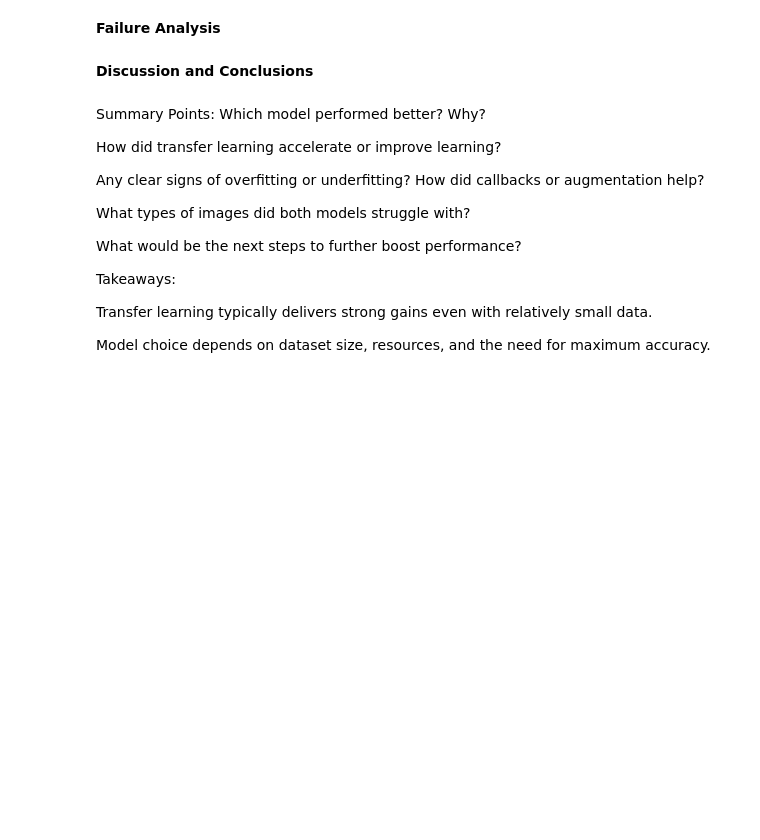
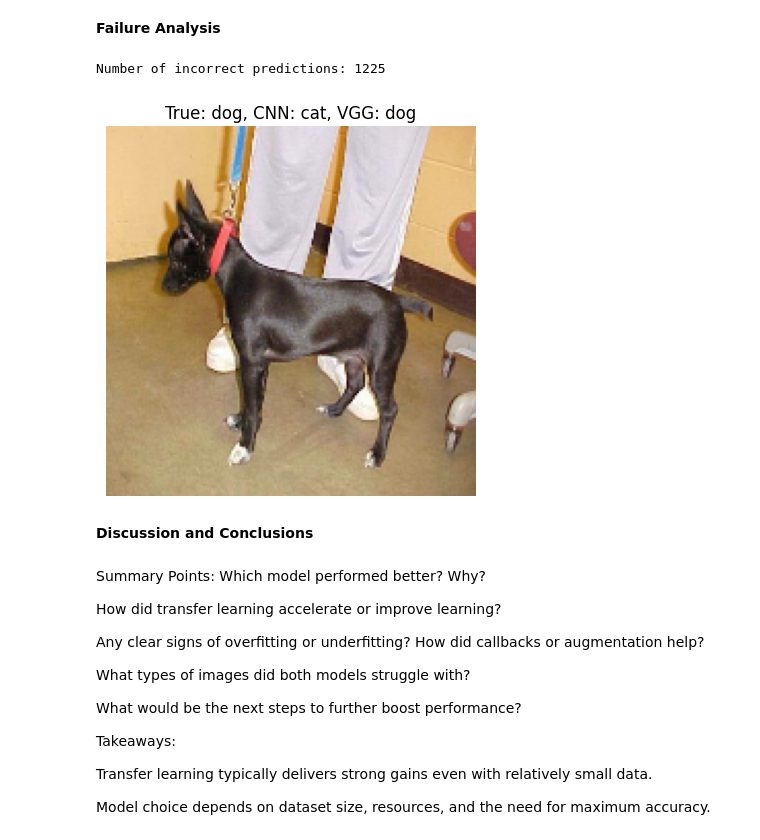
Before and after one commit to theRedeemer997/Lab3, a Jupyter notebook: Lab3.ipynb, the cells around one changed output. Drawn from its saved outputs; the diff is of its cells as text; code cells hidden in the pictures; blank space fills up the shorter version.

```diff
--- a/Lab3.ipynb
+++ b/Lab3.ipynb
@@ -590,20 +615,35 @@ plt.show()
 **Failure Analysis**
 # %%
 import random
+class_names = ["cat", "dog"]
+
+# Define binary class labels manually
+def label_name(label):
+    return "dog" if label == 1 else "cat"
+
+# Identify failure cases (CNN or VGG wrong)
 failure_idxs = np.where((y_true != y_cnn_bin) | (y_true != y_vgg_bin))[0]
 print(f"Number of incorrect predictions: {len(failure_idxs)}")
+
+# Randomly pick and display one failure
 if len(failure_idxs) > 0:
     ix = random.choice(failure_idxs)
     for batch_images, batch_labels in test_dataset:
         if ix < len(batch_labels):
             img = batch_images[ix].numpy().astype("uint8")
+            true_label = label_name(batch_labels[ix].numpy())
+            cnn_label = label_name(y_cnn_bin[ix])
+            vgg_label = label_name(y_vgg_bin[ix])
+
             plt.imshow(img)
-            plt.title(
-                f"True: {class_names[batch_labels[ix]]}, CNN: {class_names[int(y_cnn_bin[ix])]}, VGG: {class_names[int(y_vgg_bin[ix])]}")
+            plt.title(f"True: {true_label}, CNN: {cnn_label}, VGG: {vgg_label}")
             plt.axis("off")
             plt.show()
             break
         ix -= len(batch_labels)
+# %% [output]
+Number of incorrect predictions: 1225
+[figure, added]
 # %% [markdown]
 **Discussion and Conclusions**
 # %% [markdown]
```
Also changed, not shown: parts of 3 cells of this notebook, 1 other file.
